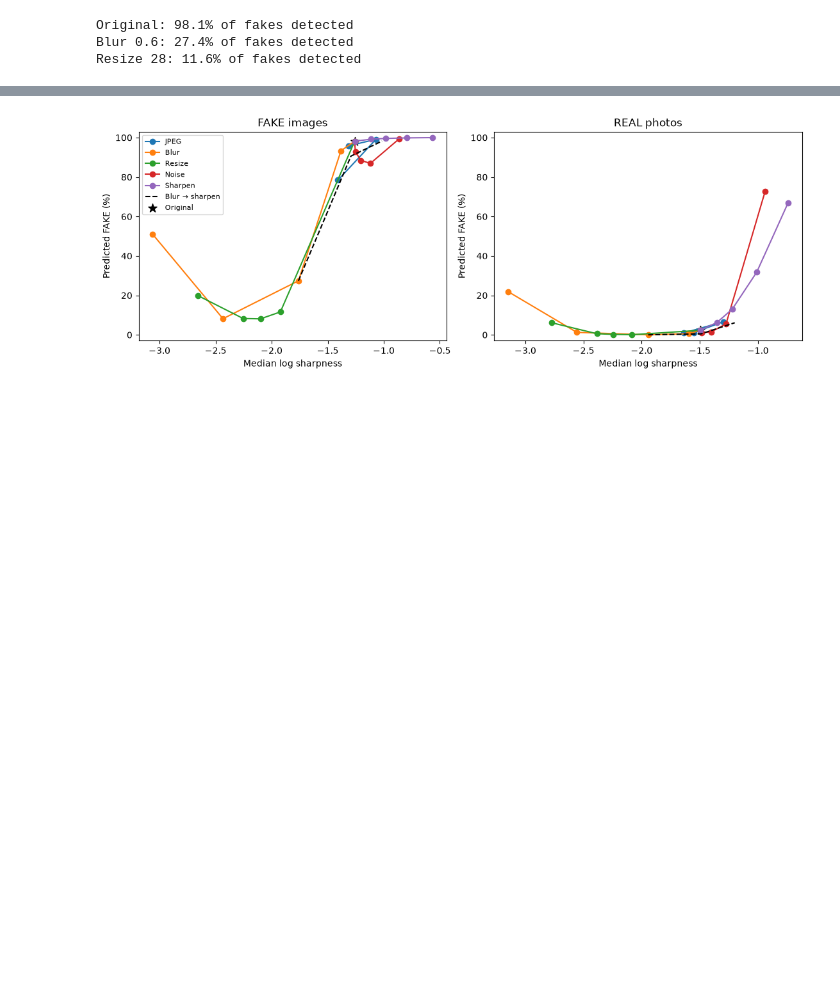
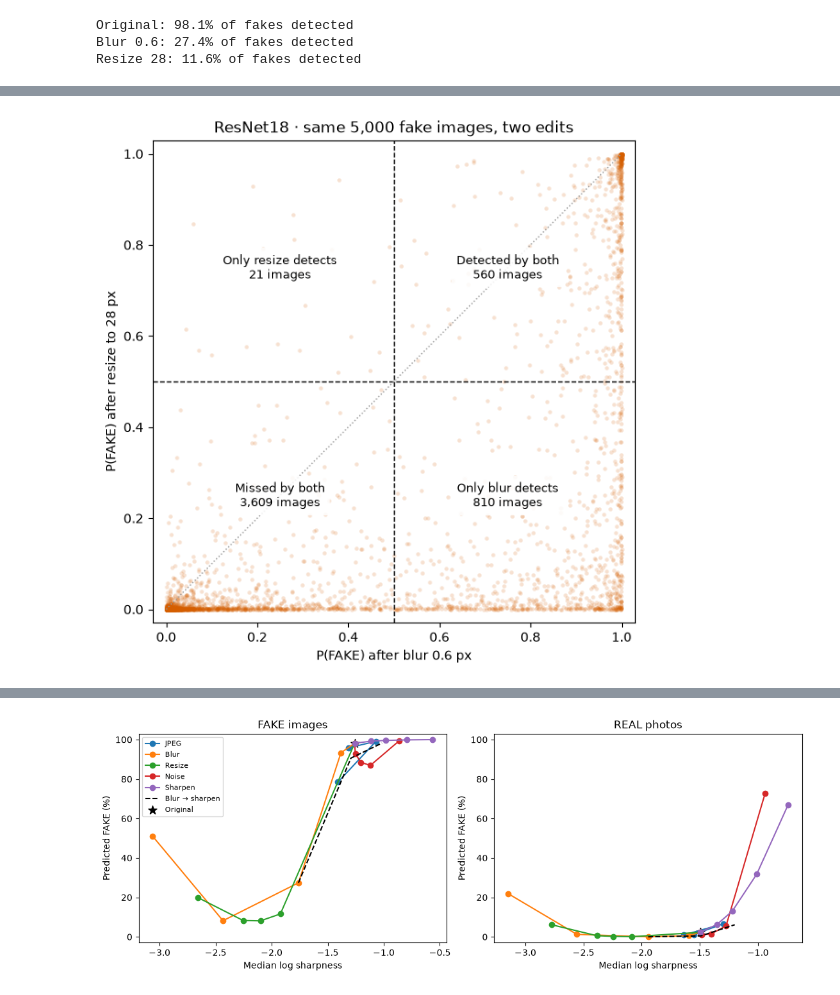
Before and after one commit to adamp-22/kandy, a Jupyter notebook: phase1/03_resnet18_finetuning_and_visualization.ipynb, the cells around one changed output, grey strips where cells are left out. Cells and saved outputs as stored; diff of their text form; code cells hidden in the pictures; blank space fills up the shorter version.

```diff
--- a/phase1/03_resnet18_finetuning_and_visualization.ipynb
+++ b/phase1/03_resnet18_finetuning_and_visualization.ipynb
@@ -358,0 +413,30 @@ from blurred images and adds detail back. Sharpness is measured from pixels, not
+# %%
+# Pair the two scores by image index. Every point refers to the same fake in both edits.
+blur_scores = fake_probability[blur, fake_mask]
+resize_scores = fake_probability[resize, fake_mask]
+blur_found = predicted_fake[blur, fake_mask]
+resize_found = predicted_fake[resize, fake_mask]
+outcomes = [
+    (0.25, 0.25, "Missed by both", (~blur_found & ~resize_found).sum()),
+    (0.75, 0.25, "Only blur detects", (blur_found & ~resize_found).sum()),
+    (0.25, 0.75, "Only resize detects", (~blur_found & resize_found).sum()),
+    (0.75, 0.75, "Detected by both", (blur_found & resize_found).sum()),
+]
+# %%
+# Transparent points let us see dense areas without hiding the exceptions.
+fig, ax = plt.subplots(figsize=(7, 6), layout="constrained")
+ax.scatter(blur_scores, resize_scores, s=10, alpha=0.18, color=h.FAKE_COLOR, linewidths=0)
+ax.axvline(0.5, color="black", ls="--", lw=1)
+ax.axhline(0.5, color="black", ls="--", lw=1)
+ax.plot([0, 1], [0, 1], color="0.6", ls=":", lw=1)
+
+# Label the four outcomes so we can read the plot without remembering the axes.
+for x, y, name, count in outcomes:
+    ax.text(x, y, f"{name}\n{count:,} images", ha="center", va="center", fontsize=9,
+            bbox=dict(facecolor="white", alpha=0.85, edgecolor="none"))
+ax.set(xlabel="P(FAKE) after blur 0.6 px", ylabel="P(FAKE) after resize to 28 px",
+       xlim=(-0.03, 1.03), ylim=(-0.03, 1.03), aspect="equal",
+       title=f"{MODEL_NAME} · same 5,000 fake images, two edits")
+h.show_plot()
+# %% [output]
+[figure, added]
```
Also changed, not shown: parts of 10 cells of this notebook, 3 other files.
